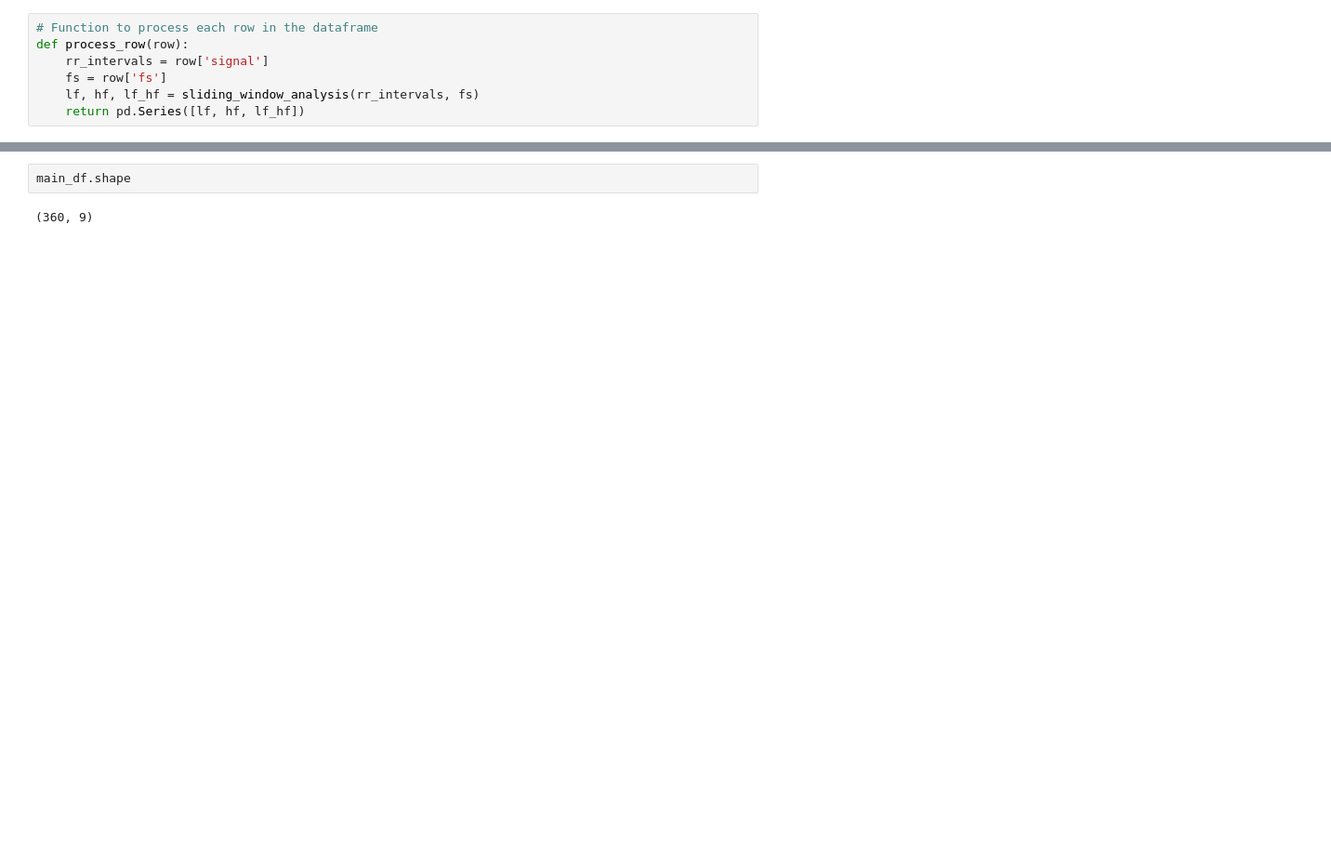
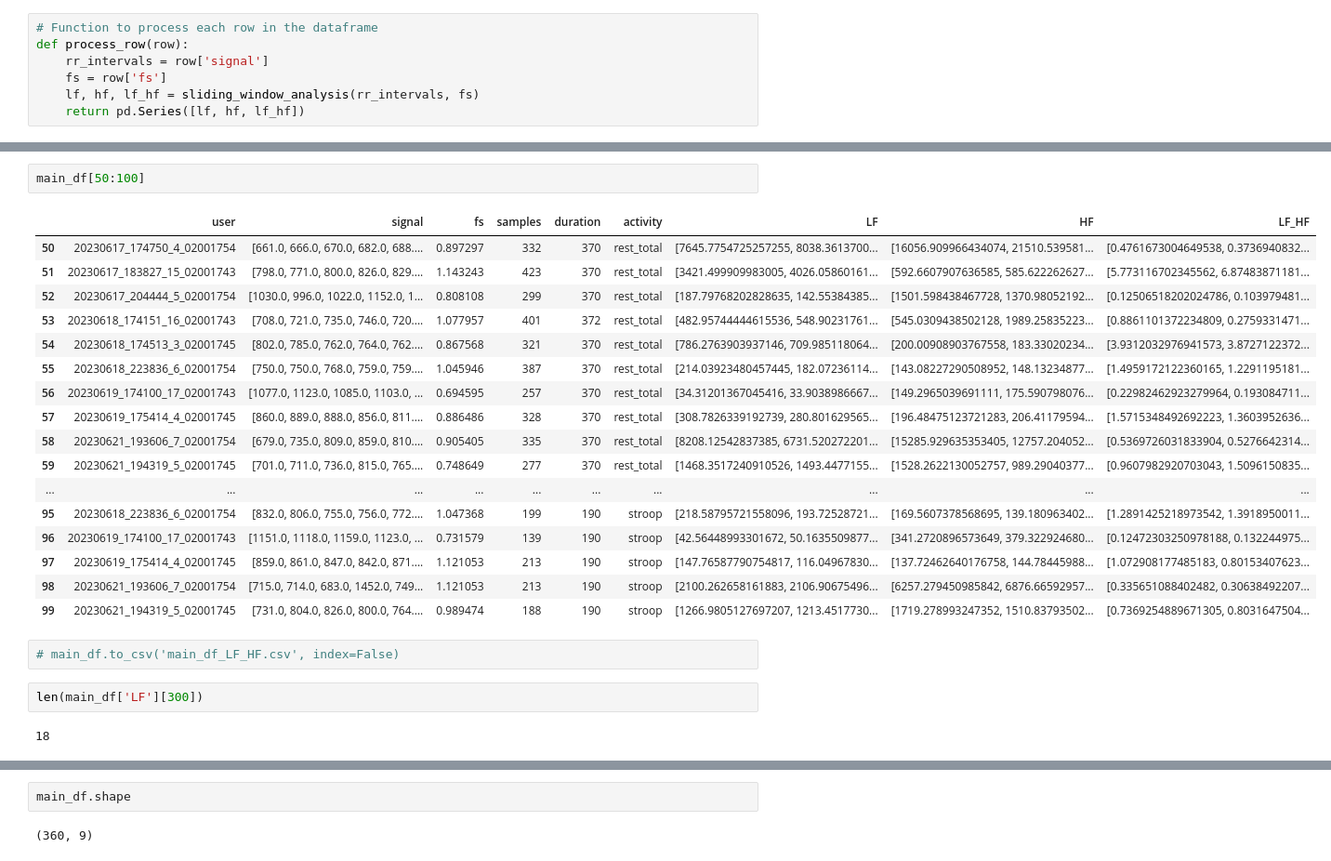
Before and after one commit to mehakrafiq/eval_lh_hf, a Jupyter notebook: signal_analysis.ipynb, the cells around one changed output, grey strips where cells are left out. Shown: that part at 93% size. Saved outputs shown, nothing was run; the diff lists cells and outputs as text; blank space fills up the shorter version.

```diff
--- a/signal_analysis.ipynb
+++ b/signal_analysis.ipynb
@@ -353,3 +354,29 @@ dtype: int64
+# %%
+main_df[50:100]
+# %% [output]
+|  | user | signal | fs | samples | duration | activity | LF | HF | LF_HF |
+| 50 | 20230617_174750_4_02001754 | [661.0, 666.0, 670.0, 682.0, 688.... | 0.897297 | 332 | 370 | rest_total | [7645.7754725257255, 8038.3613700... | [16056.909966434074, 21510.539581... | [0.4761673004649538, 0.3736940832... |
+| 51 | 20230617_183827_15_02001743 | [798.0, 771.0, 800.0, 826.0, 829.... | 1.143243 | 423 | 370 | rest_total | [3421.499909983005, 4026.05860161... | [592.6607907636585, 585.622262627... | [5.773116702345562, 6.87483871181... |
+| 52 | 20230617_204444_5_02001754 | [1030.0, 996.0, 1022.0, 1152.0, 1... | 0.808108 | 299 | 370 | rest_total | [187.79768202828635, 142.55384385... | [1501.598438467728, 1370.98052192... | [0.12506518202024786, 0.103979481... |
+| 53 | 20230618_174151_16_02001743 | [708.0, 721.0, 735.0, 746.0, 720.... | 1.077957 | 401 | 372 | rest_total | [482.95744444615536, 548.90231761... | [545.0309438502128, 1989.25835223... | [0.8861101372234809, 0.2759331471... |
+| 54 | 20230618_174513_3_02001745 | [802.0, 785.0, 762.0, 764.0, 762.... | 0.867568 | 321 | 370 | rest_total | [786.2763903937146, 709.985118064... | [200.00908903767558, 183.33020234... | [3.9312032976941573, 3.8727122372... |
+| 55 | 20230618_223836_6_02001754 | [750.0, 750.0, 768.0, 759.0, 759.... | 1.045946 | 387 | 370 | rest_total | [214.03923480457445, 182.07236114... | [143.08227290508952, 148.13234877... | [1.4959172122360165, 1.2291195181... |
+| 56 | 20230619_174100_17_02001743 | [1077.0, 1123.0, 1085.0, 1103.0, ... | 0.694595 | 257 | 370 | rest_total | [34.31201367045416, 33.9038986667... | [149.2965039691111, 175.590798076... | [0.22982462923279964, 0.193084711... |
+| 57 | 20230619_175414_4_02001745 | [860.0, 889.0, 888.0, 856.0, 811.... | 0.886486 | 328 | 370 | rest_total | [308.7826339192739, 280.801629565... | [196.48475123721283, 206.41179594... | [1.5715348492692223, 1.3603952636... |
+| 58 | 20230621_193606_7_02001754 | [679.0, 735.0, 809.0, 859.0, 810.... | 0.905405 | 335 | 370 | rest_total | [8208.12542837385, 6731.520272201... | [15285.929635353405, 12757.204052... | [0.5369726031833904, 0.5276642314... |
+| 59 | 20230621_194319_5_02001745 | [701.0, 711.0, 736.0, 815.0, 765.... | 0.748649 | 277 | 370 | rest_total | [1468.3517240910526, 1493.4477155... | [1528.2622130052757, 989.29040377... | [0.9607982920703043, 1.5096150835... |
+| ... | ... | ... | ... | ... | ... | ... | ... | ... | ... |
+| 95 | 20230618_223836_6_02001754 | [832.0, 806.0, 755.0, 756.0, 772.... | 1.047368 | 199 | 190 | stroop | [218.58795721558096, 193.72528721... | [169.5607378568695, 139.180963402... | [1.2891425218973542, 1.3918950011... |
+| 96 | 20230619_174100_17_02001743 | [1151.0, 1118.0, 1159.0, 1123.0, ... | 0.731579 | 139 | 190 | stroop | [42.56448993301672, 50.1635509877... | [341.2720896573649, 379.322924680... | [0.12472303250978188, 0.132244975... |
+| 97 | 20230619_175414_4_02001745 | [859.0, 861.0, 847.0, 842.0, 871.... | 1.121053 | 213 | 190 | stroop | [147.76587790754817, 116.04967830... | [137.72462640176758, 144.78445988... | [1.072908177485183, 0.80153407623... |
+| 98 | 20230621_193606_7_02001754 | [715.0, 714.0, 683.0, 1452.0, 749... | 1.121053 | 213 | 190 | stroop | [2100.262658161883, 2106.90675496... | [6257.279450985842, 6876.66592957... | [0.335651088402482, 0.30638492207... |
+| 99 | 20230621_194319_5_02001745 | [731.0, 804.0, 826.0, 800.0, 764.... | 0.989474 | 188 | 190 | stroop | [1266.9805127697207, 1213.4517730... | [1719.278993247352, 1510.83793502... | [0.7369254889671305, 0.8031647504... |
+# %%
+# main_df.to_csv('main_df_LF_HF.csv', index=False)
+# %%
+len(main_df['LF'][300])
+# %% [output]
+18
 # %%
 # Making new dataframe with just the user and activity columns and lf_hf columns will use this later for the svm approach and comparison
 df_P1_lf_hf = main_df[['user', 'activity', 'LF_HF']]
```
Also changed, not shown: parts of 4 cells of this notebook, 1 other file.
